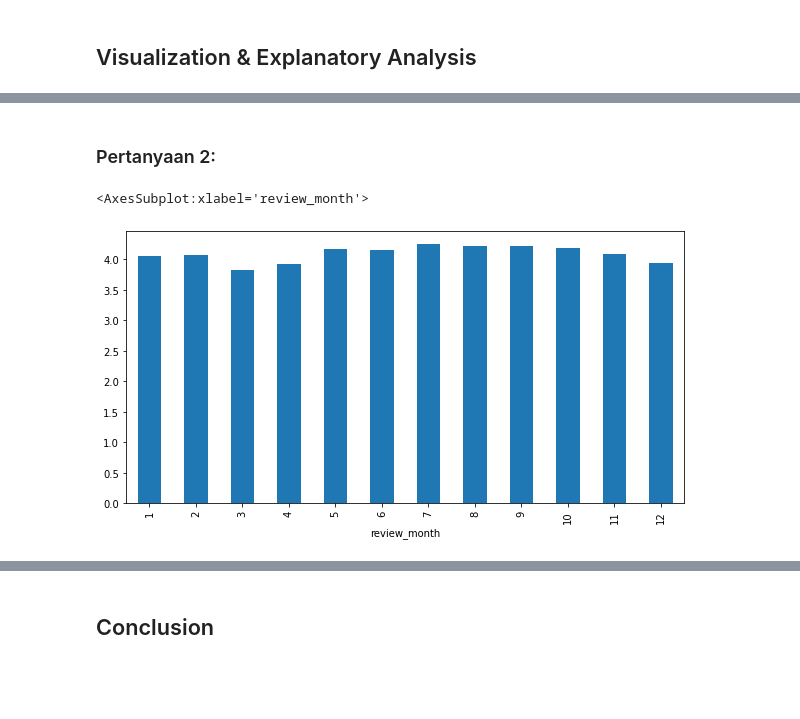
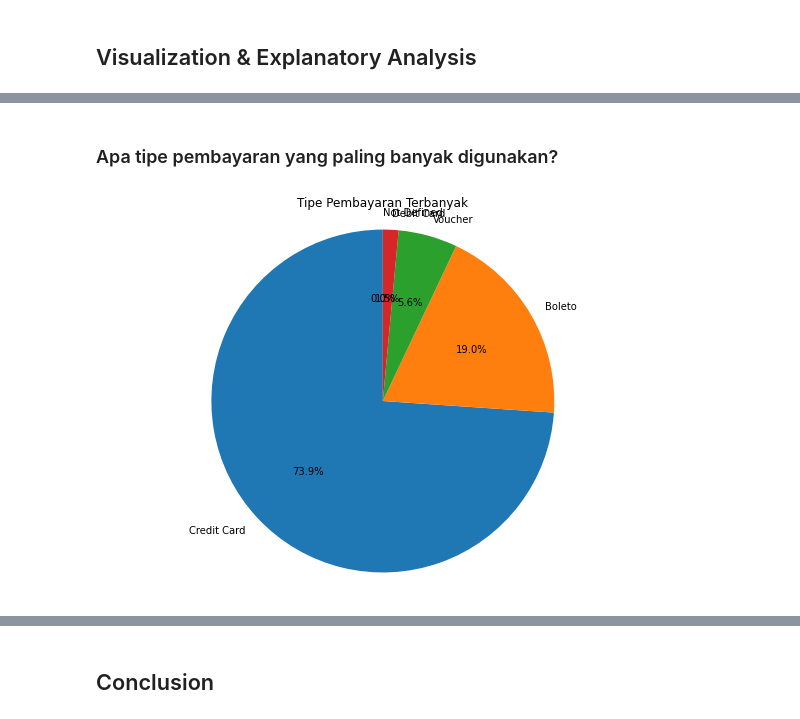
Before and after one commit to ptrnd/brazilian_ecommerce_analysis, a Jupyter notebook: ecommerce_analysis.ipynb, the cells around one changed output, grey strips where cells are left out. Saved outputs shown, nothing was run; the diff lists cells and outputs as text; code cells hidden in the pictures; blank space fills up the shorter version.

Commit message:
menambah visualisasi

```diff
--- a/ecommerce_analysis.ipynb
+++ b/ecommerce_analysis.ipynb
@@ -500,3 +503,12 @@ order_items_data['shipping_limit_date'] = pd.to_datetime(order_items_data['shipp
+# %%
+# mengubah tipe data tipe pembayaran menjadi string
+order_payments_data['payment_type'] = order_payments_data['payment_type'].astype(str)
+
+# menghapus underskor pada nama tipe pembayaran
+order_payments_data['payment_type'] = order_payments_data['payment_type'].str.replace('_', ' ')
+
+# kapitalisasi tipe pembayaran
+order_payments_data['payment_type'] = order_payments_data['payment_type'].str.title()
 # %% [markdown]
 #### Tabel Order Review
 # %%
@@ -610,9 +614,14 @@ order_payments_data['payment_type'].value_counts().plot(kind='bar', figsize=(10,
-# %% [markdown]
-### Pertanyaan 2:
-# %%
-# bagaimana review layanan dari customer dari waktu ke waktu dari bulan ke bulan?
-order_reviews_data['review_month'] = order_reviews_data['review_answer_timestamp'].dt.month
-order_reviews_data.groupby('review_month')['review_score'].mean().plot(kind='bar', figsize=(10, 5))
-# %% [output]
-<AxesSubplot:xlabel='review_month'>
-[figure, removed]
+# %% [markdown]
+### Apa tipe pembayaran yang paling banyak digunakan?
+# %%
+# menghitung tipe pembayaran terbanyak
+order_payments_data['payment_type'].value_counts().plot.pie(autopct='%1.1f%%', startangle=90, figsize=(10, 5))
+
+plt.ylabel('')
+plt.axis('equal')  # Untuk memastikan lingkaran terlihat bulat
+plt.title('Tipe Pembayaran Terbanyak')
+plt.gcf().set_facecolor('white')
+plt.gcf().set_size_inches(10, 7)
+plt.show()
+# %% [output]
+[figure, added]
```
Also changed, not shown: parts of 7 cells of this notebook.
